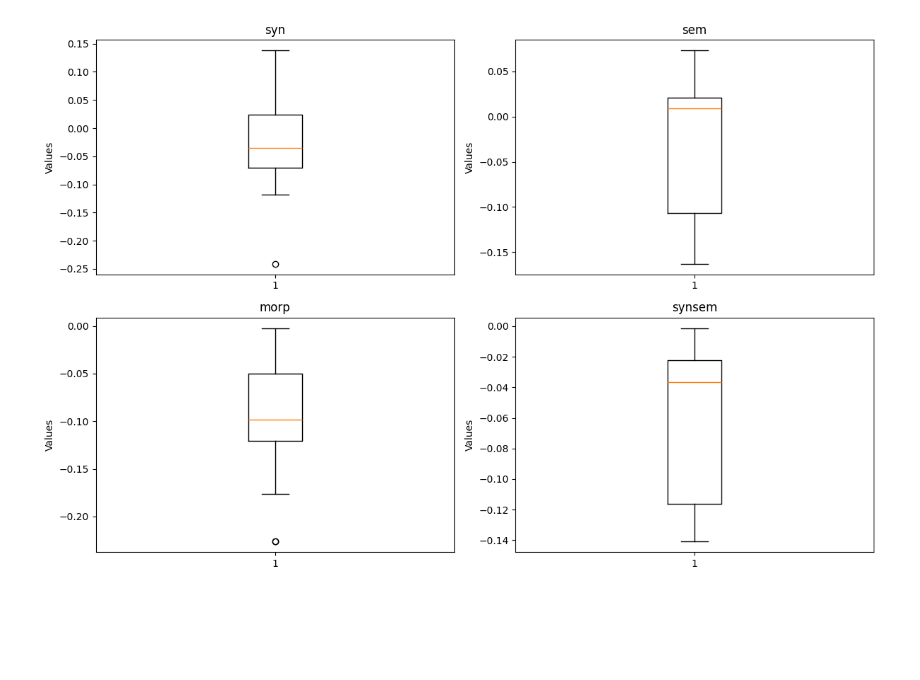
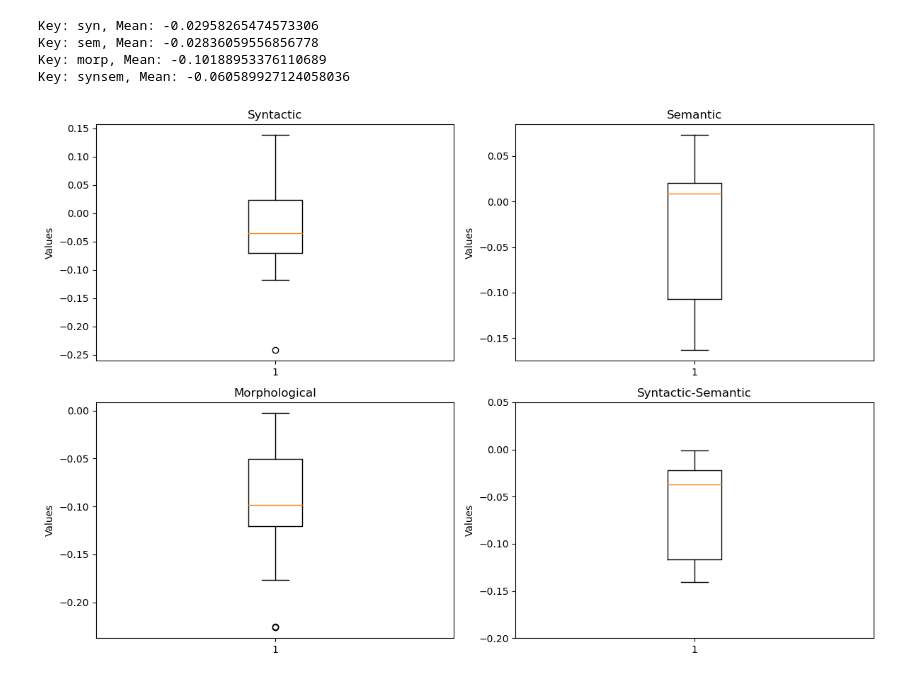
Before and after one commit to v0lv0/lingua-prime, a Jupyter notebook: exp1.ipynb, the cells around one changed output. Saved outputs shown, nothing was run; the diff lists cells and outputs as text; code cells hidden in the pictures; blank space fills up the shorter version.

```diff
--- a/exp1.ipynb
+++ b/exp1.ipynb
@@ -147,15 +163,31 @@ F-Value: 4.097649029541424, P-Value: 0.010129250834874877
 # %%
 # Create a figure and a set of subplots
 fig, axs = plt.subplots(2, 2, figsize=(12, 8))  # Adjust the layout as necessary
 axs = axs.flatten()  # Flatten the array of axes to make indexing easier
-
+import numpy as np
 # Plot each group
 for idx, (key, values) in enumerate(data.items()):
     axs[idx].boxplot(values)
-    axs[idx].set_title(key)
+    match key:
+        case 'sem':
+            axs[idx].set_title('Semantic')
+        case 'morp':
+            axs[idx].set_title('Morphological')
+        case 'synsem':
+            axs[idx].set_title('Syntactic-Semantic')
+        case 'syn':
+            axs[idx].set_title('Syntactic')
     axs[idx].set_ylabel('Values')
 
+    median = np.median(values)
+    print(f"Key: {key}, Median: {median}")
+
 plt.tight_layout()
+plt.ylim(-0.20,0.05)
 plt.show()
 # %% [output]
+Key: syn, Mean: -0.02958265474573306
+Key: sem, Mean: -0.02836059556856778
+Key: morp, Mean: -0.10188953376110689
+Key: synsem, Mean: -0.060589927124058036
-[figure, old version]
+[figure, new version]
```
Also changed, not shown: parts of 3 cells of this notebook, 4 other files.
